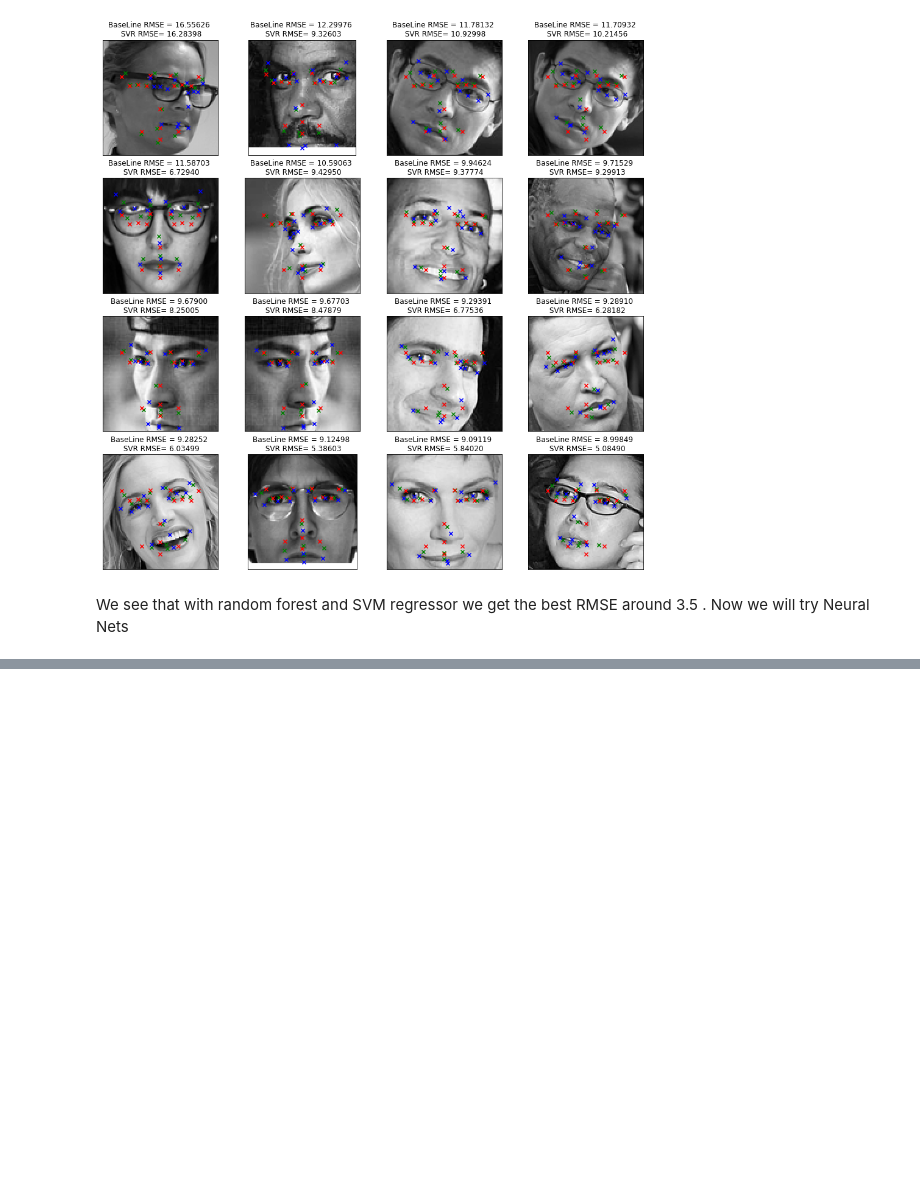
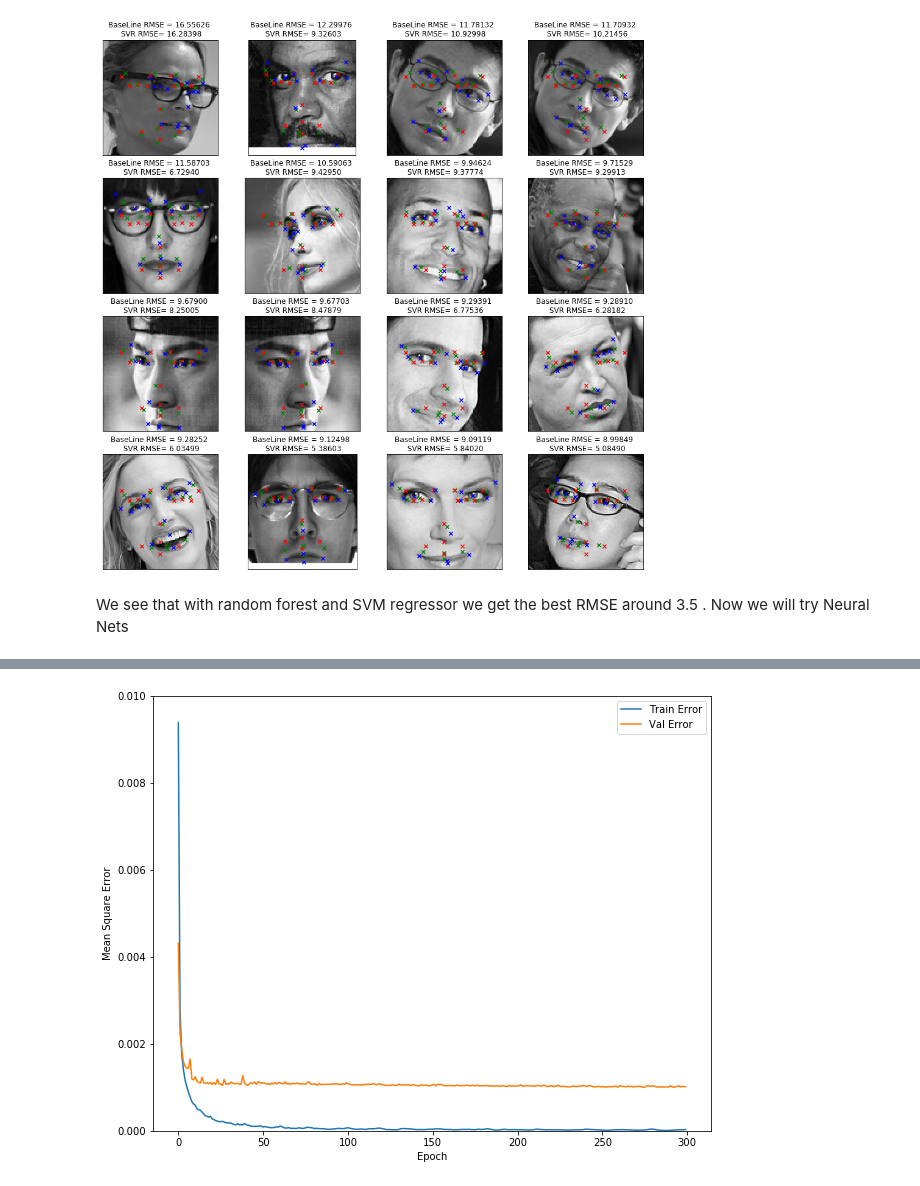
Before and after one commit to anupjha10/W207_ML_FINAL_Project, a Jupyter notebook: Final_Project_Anish_Anup.ipynb, the cells around one changed output, grey strips where cells are left out. Drawn from its saved outputs; the diff is of its cells as text; code cells hidden in the pictures; blank space fills up the shorter version.

```diff
--- a/Final_Project_Anish_Anup.ipynb
+++ b/Final_Project_Anish_Anup.ipynb
@@ -571,0 +599,19 @@ Now we will try Neural Nets
+# %%
+# Create model1
+model1 = keras.Sequential()
+model1.add(layers.Conv2D(32, kernel_size=(3, 3),data_format='channels_last',
+                 activation='relu',
+                 input_shape=(96,96,1)))
+model1.add(layers.MaxPooling2D(pool_size=(2, 2), strides=(2, 2)))
+model1.add(layers.Conv2D(64, (3, 3), activation='relu'))
+model1.add(layers.MaxPooling2D(pool_size=(2, 2),strides=(2, 2)))
+model1.add(layers.Conv2D(128, (2, 2), activation='relu'))
+model1.add(layers.MaxPooling2D(pool_size=(2, 2),strides=(2, 2)))
+model1.add(layers.Flatten())
+model1.add(layers.Dense(500, activation='relu'))
+model1.add(layers.Dense(500,activation='relu'))
+model1.add(layers.Dense(30))
+optimizer = tf.keras.optimizers.Adam()
+model1.compile(loss='mean_squared_error',
+                optimizer=optimizer,
+                metrics=['mean_squared_error'])
@@ -571,0 +638,6 @@ Now we will try Neural Nets
+# %%
+# Now let us train the model
+EPOCHS =300
+history = model1.fit(
+  X_train_NN, Y_train,
+  epochs=EPOCHS, validation_split = 0.2, verbose=2 )
@@ -571,0 +673,21 @@ Now we will try Neural Nets
+# %%
+def plot_history(history):
+    hist = pd.DataFrame(history.history)
+    hist['epoch'] = history.epoch
+
+    plt.figure(figsize=(10,8))
+    plt.xlabel('Epoch')
+    plt.ylabel('Mean Square Error')
+    plt.plot(hist['epoch'], hist['mean_squared_error'],
+             label='Train Error')
+    plt.plot(hist['epoch'], hist['val_mean_squared_error'],
+             label = 'Val Error')
+    plt.ylim([0,0.01])
+    plt.legend()
+    plt.show()
+# %%
+plot_history(history)
+#Save the model
+model1.save('model1.hd5')
+# %% [output]
+[figure, added]
```
Also changed, not shown: parts of 23 cells of this notebook, 3 other files.
